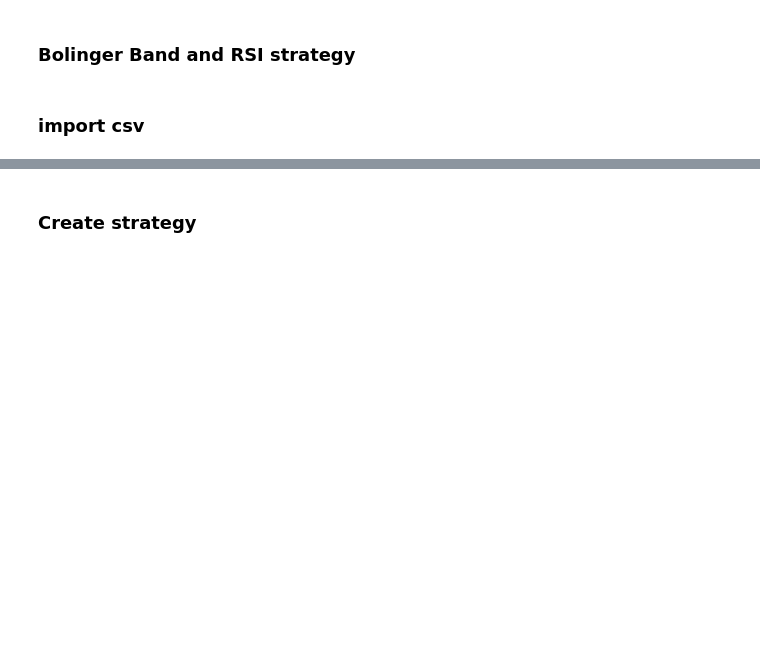
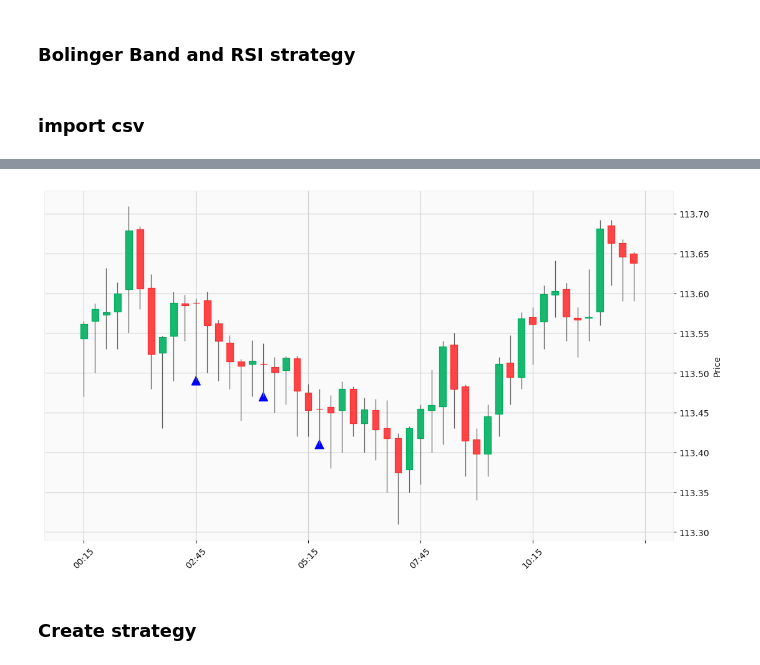
Before and after one commit to phongyanon/PythonInvestment, a Jupyter notebook: MyStrategy/Simple_BolingerBand.ipynb, the cells around one changed output, grey strips where cells are left out. Drawn from its saved outputs; the diff is of its cells as text; code cells hidden in the pictures; blank space fills up the shorter version.

Commit message:
example to scan for Doji candle in Simple Bolinger band strategy

```diff
--- a/MyStrategy/Simple_BolingerBand.ipynb
+++ b/MyStrategy/Simple_BolingerBand.ipynb
@@ -26,0 +29,18 @@ df = data.copy()
+# %%
+def scan_doji(df):
+    df['timestamp'] = pd.to_datetime(df['timestamp'])
+    df.set_index('timestamp', inplace = True)
+    df.loc[ (df.iloc[:, -6].round(4) == df.iloc[:, -3].round(4)) , 'doji'] = 1
+
+    df['doji'].fillna(0)
+    df.loc[df.iloc[:, -1] == 1]
+    return df
+# %%
+df_test = data.copy()[2950:3000]
+df_test = scan_doji(df_test)
+
+marks = ['^' if x == 1 else '' for x in df_test['doji']]
+color = ['b' if x == 1 else 'g' for x in df_test['doji']]
+cdl_plot = mpf.make_addplot(df_test['low'],type='scatter',marker=marks,color=color,markersize=100)
+df_test.loc[df_test.iloc[:, -1] == 1]
+# df_test.shape[0]
@@ -27,3 +53,7 @@ df = data.copy()
+# %%
+mpf.plot(df_test,addplot=cdl_plot ,type='candle',style='yahoo',figsize=(14,8))
+# %% [output]
+[figure, added]
 # %% [markdown]
 ### Create strategy
 # %%
```
Also changed, not shown: parts of 3 cells of this notebook.
